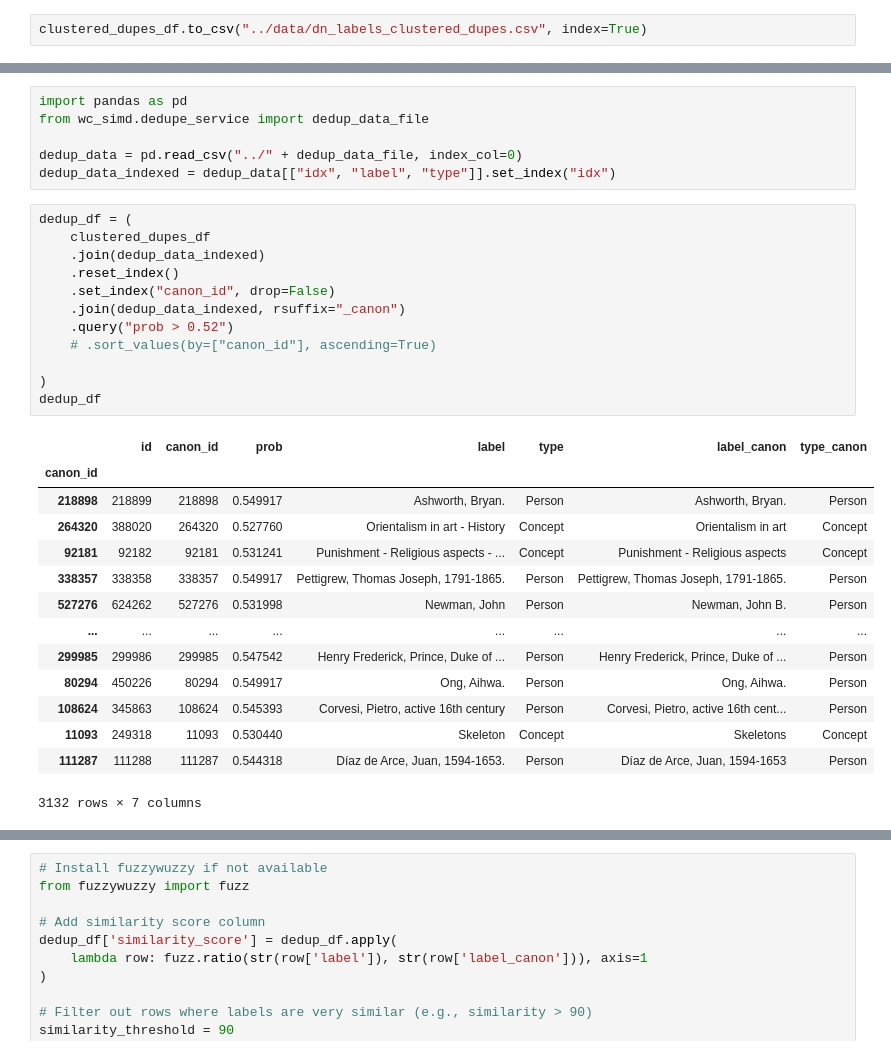
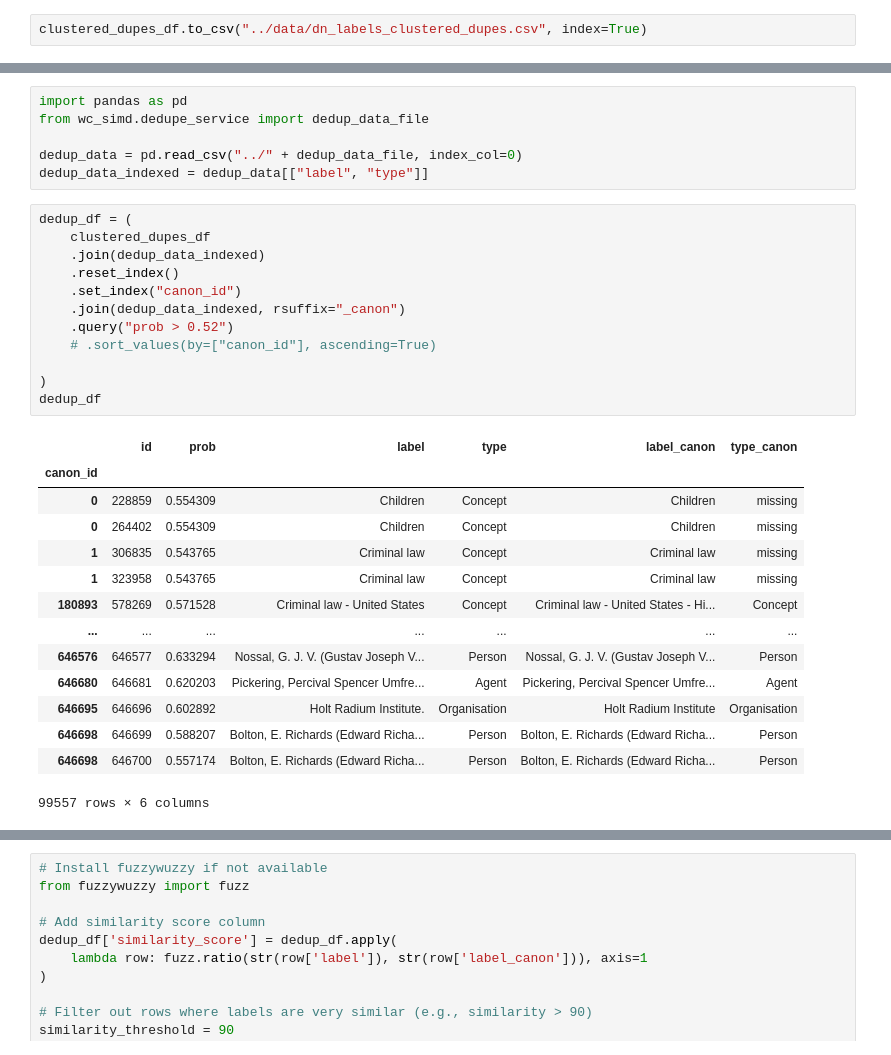
Before and after one commit to danniesim/wc_simd, a Jupyter notebook: notebooks/dn_label_dedupe.ipynb, the cells around one changed output, grey strips where cells are left out. Cells and saved outputs as stored; diff of their text form.

```diff
--- a/notebooks/dn_label_dedupe.ipynb
+++ b/notebooks/dn_label_dedupe.ipynb
@@ -548,34 +553,34 @@ import pandas as pd
 from wc_simd.dedupe_service import dedup_data_file
 
 dedup_data = pd.read_csv("../" + dedup_data_file, index_col=0)
-dedup_data_indexed = dedup_data[["idx", "label", "type"]].set_index("idx")
+dedup_data_indexed = dedup_data[["label", "type"]]
 # %%
 dedup_df = (
     clustered_dupes_df
     .join(dedup_data_indexed)
     .reset_index()
-    .set_index("canon_id", drop=False)
+    .set_index("canon_id")
     .join(dedup_data_indexed, rsuffix="_canon")
     .query("prob > 0.52")
     # .sort_values(by=["canon_id"], ascending=True)
 
 )
 dedup_df
 # %% [output]
-|  | id | canon_id | prob | label | type | label_canon | type_canon |
-| canon_id |  |  |  |  |  |  |  |
-| 218898 | 218899 | 218898 | 0.549917 | Ashworth, Bryan. | Person | Ashworth, Bryan. | Person |
-| 264320 | 388020 | 264320 | 0.527760 | Orientalism in art - History | Concept | Orientalism in art | Concept |
-| 92181 | 92182 | 92181 | 0.531241 | Punishment - Religious aspects - ... | Concept | Punishment - Religious aspects | Concept |
-| 338357 | 338358 | 338357 | 0.549917 | Pettigrew, Thomas Joseph, 1791-1865. | Person | Pettigrew, Thomas Joseph, 1791-1865. | Person |
-| 527276 | 624262 | 527276 | 0.531998 | Newman, John | Person | Newman, John B. | Person |
-| ... | ... | ... | ... | ... | ... | ... | ... |
-| 299985 | 299986 | 299985 | 0.547542 | Henry Frederick, Prince, Duke of ... | Person | Henry Frederick, Prince, Duke of ... | Person |
-| 80294 | 450226 | 80294 | 0.549917 | Ong, Aihwa. | Person | Ong, Aihwa. | Person |
-| 108624 | 345863 | 108624 | 0.545393 | Corvesi, Pietro, active 16th century | Person | Corvesi, Pietro, active 16th cent... | Person |
-| 11093 | 249318 | 11093 | 0.530440 | Skeleton | Concept | Skeletons | Concept |
-| 111287 | 111288 | 111287 | 0.544318 | Díaz de Arce, Juan, 1594-1653. | Person | Díaz de Arce, Juan, 1594-1653 | Person |
+|  | id | prob | label | type | label_canon | type_canon |
+| canon_id |  |  |  |  |  |  |
+| 0 | 228859 | 0.554309 | Children | Concept | Children | missing |
+| 0 | 264402 | 0.554309 | Children | Concept | Children | missing |
+| 1 | 306835 | 0.543765 | Criminal law | Concept | Criminal law | missing |
+| 1 | 323958 | 0.543765 | Criminal law | Concept | Criminal law | missing |
+| 180893 | 578269 | 0.571528 | Criminal law - United States | Concept | Criminal law - United States - Hi... | Concept |
+| ... | ... | ... | ... | ... | ... | ... |
+| 646576 | 646577 | 0.633294 | Nossal, G. J. V. (Gustav Joseph V... | Person | Nossal, G. J. V. (Gustav Joseph V... | Person |
+| 646680 | 646681 | 0.620203 | Pickering, Percival Spencer Umfre... | Agent | Pickering, Percival Spencer Umfre... | Agent |
+| 646695 | 646696 | 0.602892 | Holt Radium Institute. | Organisation | Holt Radium Institute | Organisation |
+| 646698 | 646699 | 0.588207 | Bolton, E. Richards (Edward Richa... | Person | Bolton, E. Richards (Edward Richa... | Person |
+| 646698 | 646700 | 0.557174 | Bolton, E. Richards (Edward Richa... | Person | Bolton, E. Richards (Edward Richa... | Person |
-3132 rows × 7 columns
+99557 rows × 6 columns
 # %%
 dedup_df[~(dedup_df["label"] == dedup_df["label_canon"])]
 # %% [output]
```
Also changed, not shown: parts of 24 cells of this notebook.
